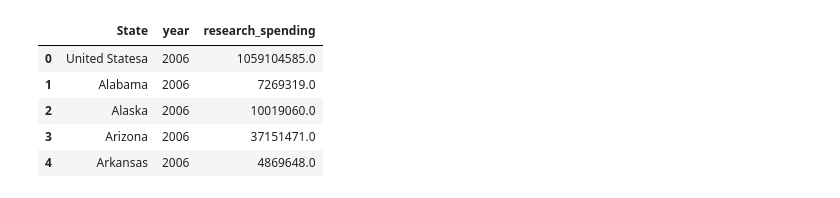
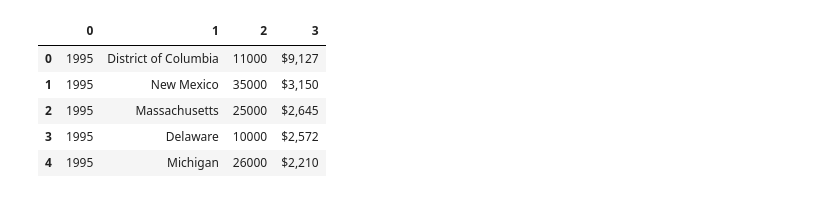
Before and after one commit to pesikj/macroeconomic-analysis, a Jupyter notebook: presentation_06.ipynb, the cells around one changed output. Drawn from its saved outputs; the diff is of its cells as text; code cells hidden in the pictures.

```diff
--- a/presentation_06.ipynb
+++ b/presentation_06.ipynb
@@ -114,14 +103,33 @@ FileNotFoundError: [Errno 2] No such file or directory: 'CAGDP1__ALL_AREAS_2001_
 # %%
-data_research = pd.read_excel("nsf22307-tab003.xlsx", skiprows=[0, 1, 2])
-data_research["State"] = data_research["State"].str.strip()
-data_research = data_research.melt(id_vars=["State"], value_vars=[float(i) for i in range(2006, 2020)], var_name="year",
-                     value_name="research_spending")
-data_research["year"] = data_research["year"].astype(int)
-data_research.head()
+# data_research = pd.read_excel("nsf22307-tab003.xlsx", skiprows=[0, 1, 2])
+# data_research["State"] = data_research["State"].str.strip()
+# data_research = data_research.melt(id_vars=["State"], value_vars=[float(i) for i in range(2006, 2020)], var_name="year",
+#                      value_name="research_spending")
+# data_research = data_research.rename(columns={"State": "state"})
+# data_research["year"] = data_research["year"].astype(int)
+# data_research.head()
+
+import requests
+import lxml.html as lh
+import pandas as pd
+
+data_list = []
+for year in range(1995, 2020):
+  url=f'https://www.statsamerica.org/sip/rank_list.aspx?rank_label=rnd1_b&item_in={year}&ct=S02'
+  page = requests.get(url)
+  doc = lh.fromstring(page.content)
+  tr_elements  = doc.xpath('//tr')
+  for row in tr_elements[1:]:
+    row_list = [year, ]
+    for cell in row[1:]:
+        row_list.append(cell.text_content())
+    data_list.append(row_list)
+data_research_raw = pd.DataFrame(data_list)
+data_research_raw.head()
 # %% [output]
-|  | State | year | research_spending |
-| 0 | United Statesa | 2006 | 1059104585.0 |
-| 1 | Alabama | 2006 | 7269319.0 |
-| 2 | Alaska | 2006 | 10019060.0 |
-| 3 | Arizona | 2006 | 37151471.0 |
-| 4 | Arkansas | 2006 | 4869648.0 |
+|  | 0 | 1 | 2 | 3 |
+| 0 | 1995 | District of Columbia | 11000 | $9,127 |
+| 1 | 1995 | New Mexico | 35000 | $3,150 |
+| 2 | 1995 | Massachusetts | 25000 | $2,645 |
+| 3 | 1995 | Delaware | 10000 | $2,572 |
+| 4 | 1995 | Michigan | 26000 | $2,210 |
```
Also changed, not shown: parts of 10 cells of this notebook, 1 other file.
